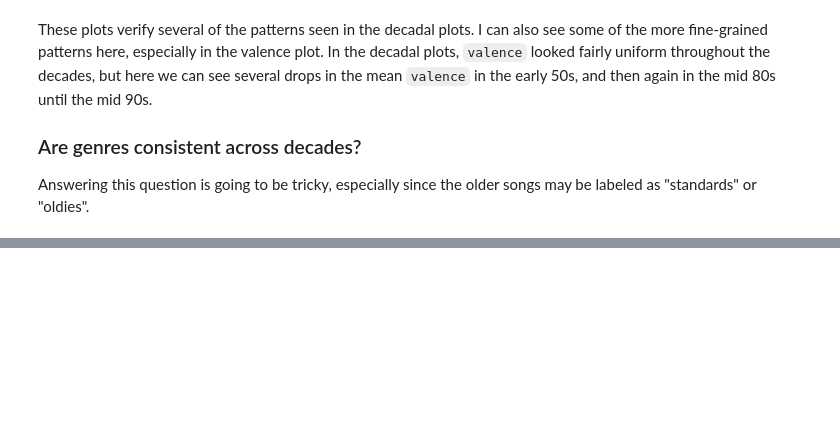
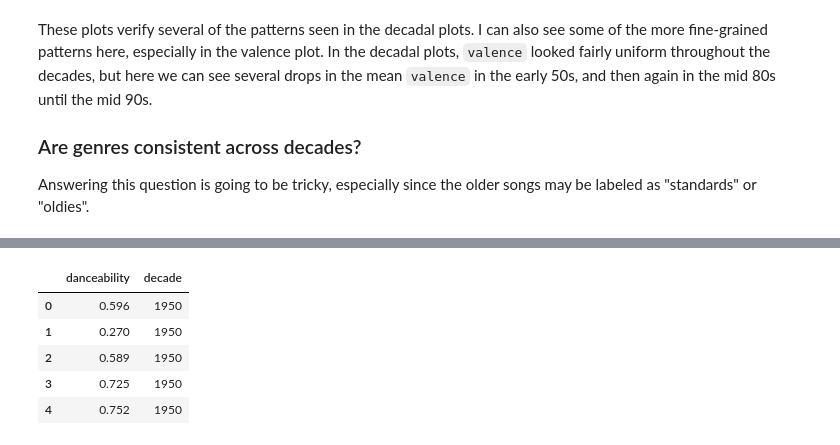
Before and after one commit to d-alvear/Analyzing-Music-by-Decade, a Jupyter notebook: notebooks/7-data-exploration.ipynb, the cells around one changed output, grey strips where cells are left out. Cells and saved outputs as stored; diff of their text form; code cells hidden in the pictures; blank space fills up the shorter version.

```diff
--- a/notebooks/7-data-exploration.ipynb
+++ b/notebooks/7-data-exploration.ipynb
@@ -406,0 +413,10 @@ songs[songs['genres'].isnull()==True]
+# %%
+data = songs[['danceability','decade']]
+data.head()
+# %% [output]
+|  | danceability | decade |
+| 0 | 0.596 | 1950 |
+| 1 | 0.270 | 1950 |
+| 2 | 0.589 | 1950 |
+| 3 | 0.725 | 1950 |
+| 4 | 0.752 | 1950 |
```
Also changed, not shown: parts of 16 cells of this notebook.
